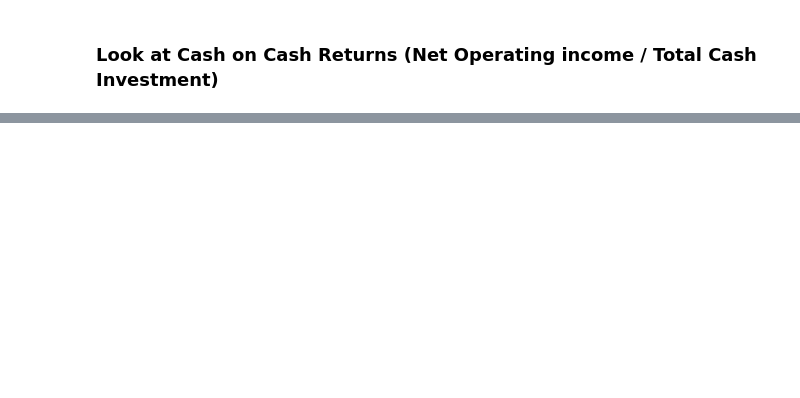
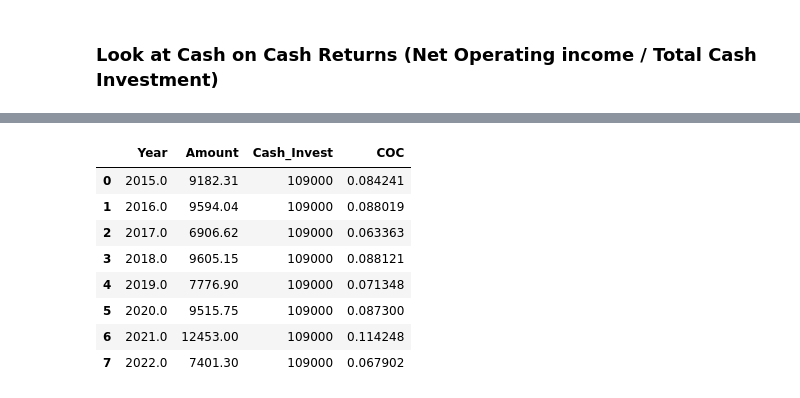
Before and after one commit to TysonTran/LV_Real_Estate, a Jupyter notebook: LV Real Estate Analysis.ipynb, the cells around one changed output, grey strips where cells are left out. Cells and saved outputs as stored; diff of their text form; code cells hidden in the pictures; blank space fills up the shorter version.

```diff
--- a/LV Real Estate Analysis.ipynb
+++ b/LV Real Estate Analysis.ipynb
@@ -394,0 +436,12 @@ fig.update_layout(title = "Cap Rate", barmode="group")
+# %%
+coc_bl
+# %% [output]
+|  | Year | Amount | Cash_Invest | COC |
+| 0 | 2015.0 | 9182.31 | 109000 | 0.084241 |
+| 1 | 2016.0 | 9594.04 | 109000 | 0.088019 |
+| 2 | 2017.0 | 6906.62 | 109000 | 0.063363 |
+| 3 | 2018.0 | 9605.15 | 109000 | 0.088121 |
+| 4 | 2019.0 | 7776.90 | 109000 | 0.071348 |
+| 5 | 2020.0 | 9515.75 | 109000 | 0.087300 |
+| 6 | 2021.0 | 12453.00 | 109000 | 0.114248 |
+| 7 | 2022.0 | 7401.30 | 109000 | 0.067902 |
```
Also changed, not shown: parts of 10 cells of this notebook.
